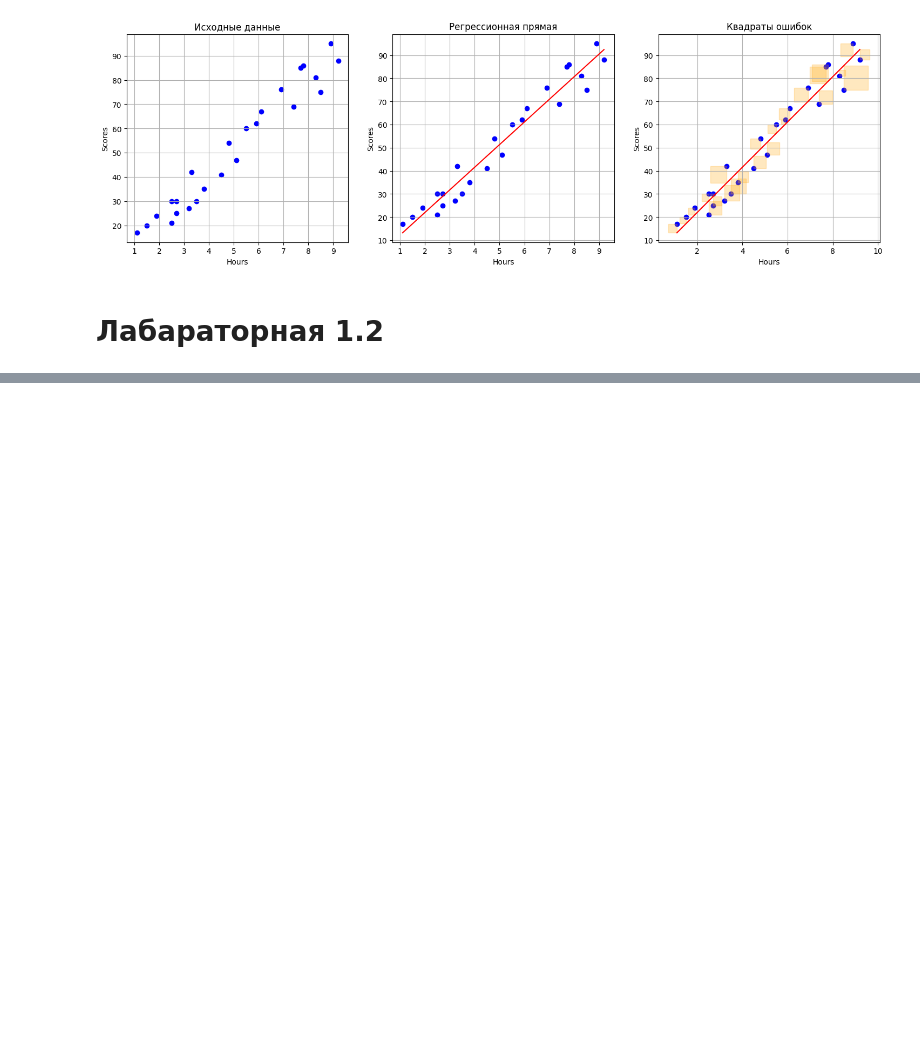
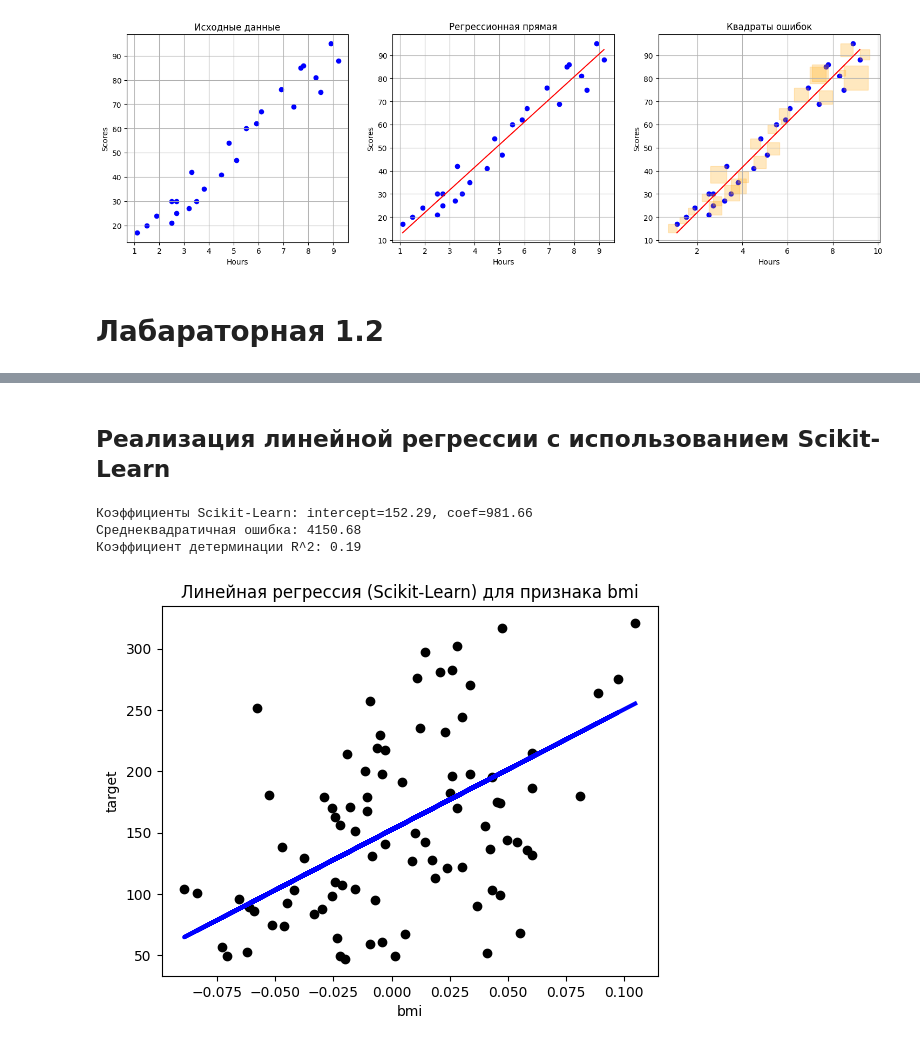
Before and after one commit to frodorm/ML_labs, a Jupyter notebook: lab1/lab.ipynb, the cells around one changed output, grey strips where cells are left out. Drawn from its saved outputs; the diff is of its cells as text; code cells hidden in the pictures; blank space fills up the shorter version.

```diff
--- a/lab1/lab.ipynb
+++ b/lab1/lab.ipynb
@@ -138,0 +210,28 @@ plot_error_squares(data, x_col, y_col, a, b, ax3)
+# %% [markdown]
+## Реализация линейной регрессии с использованием Scikit-Learn
+# %%
+X = diabetes_df[[feature_name]].values
+y = diabetes_df['target'].values
+
+X_train, X_test, y_train, y_test = train_test_split(X, y, test_size=0.2, random_state=0)
+
+regressor = LinearRegression()
+regressor.fit(X_train, y_train)
+
+y_pred = regressor.predict(X_test)
+
+print(f"Коэффициенты Scikit-Learn: intercept={regressor.intercept_:.2f}, coef={regressor.coef_[0]:.2f}")
+print(f"Среднеквадратичная ошибка: {mean_squared_error(y_test, y_pred):.2f}")
+print(f"Коэффициент детерминации R^2: {r2_score(y_test, y_pred):.2f}")
+
+plt.scatter(X_test, y_test, color='black')
+plt.plot(X_test, y_pred, color='blue', linewidth=3)
+plt.title(f'Линейная регрессия (Scikit-Learn) для признака {feature_name}')
+plt.xlabel(feature_name)
+plt.ylabel('target')
+plt.show()
+# %% [output]
+Коэффициенты Scikit-Learn: intercept=152.29, coef=981.66
+Среднеквадратичная ошибка: 4150.68
+Коэффициент детерминации R^2: 0.19
+[figure, added]
```
Also changed, not shown: parts of 9 cells of this notebook.
